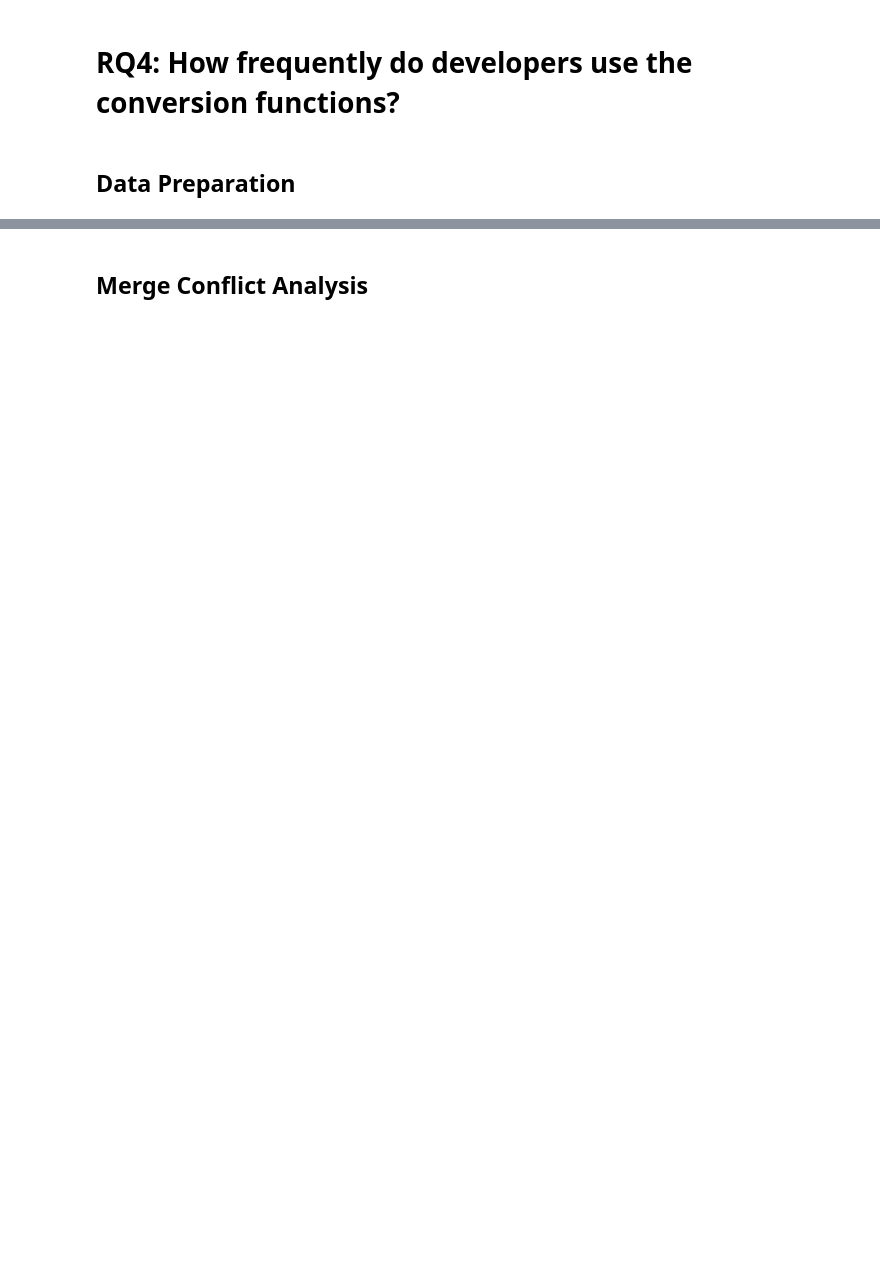
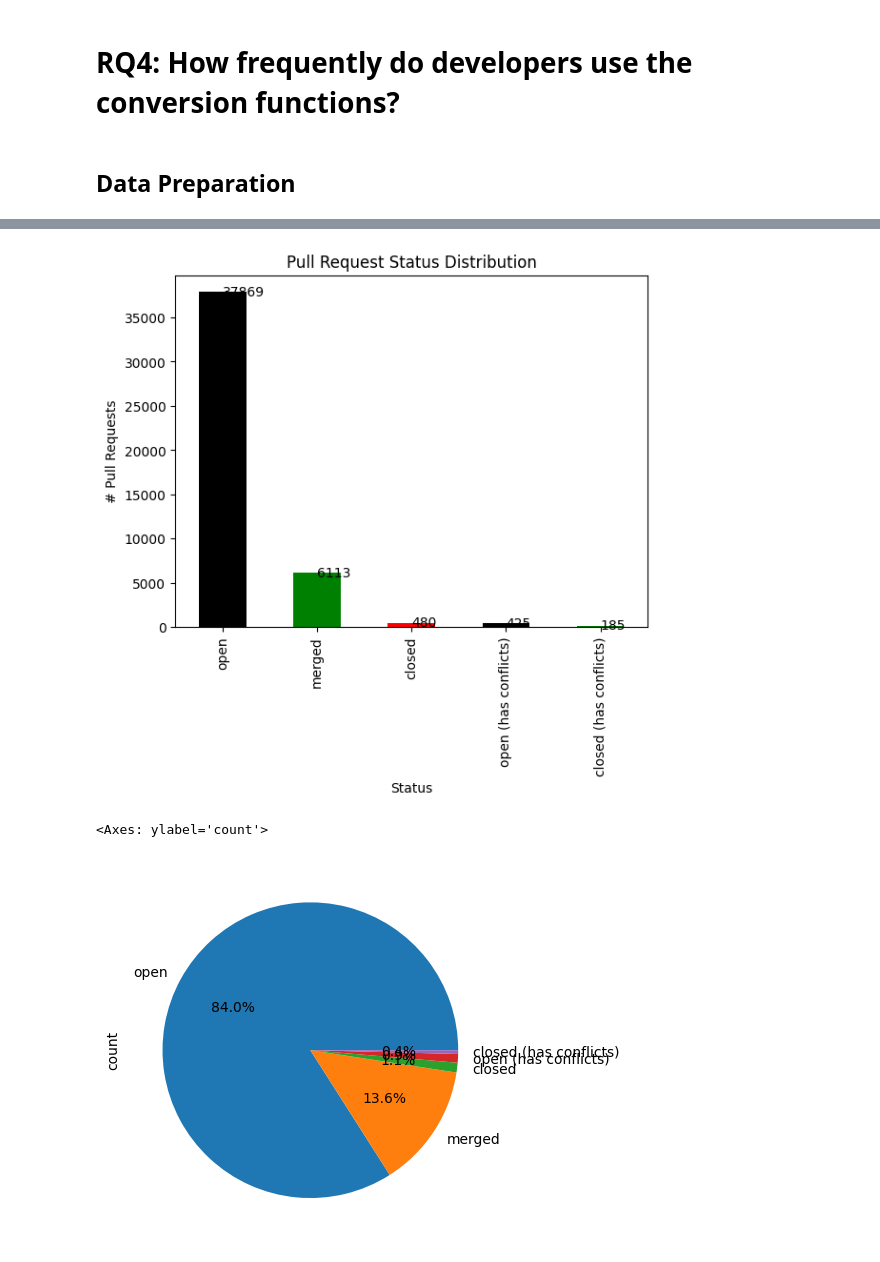
Before and after one commit to s2e-lab/model-evolution, a Jupyter notebook: scripts/notebooks/rq4_analysis.ipynb, the cells around one changed output, grey strips where cells are left out. Cells and saved outputs as stored; diff of their text form; code cells hidden in the pictures; blank space fills up the shorter version.

```diff
--- a/scripts/notebooks/rq4_analysis.ipynb
+++ b/scripts/notebooks/rq4_analysis.ipynb
@@ -137,18 +95,23 @@ df
 # %%
 
 import matplotlib.pyplot as plt
 
 status_distribution = df['status'].value_counts()
 # Plot the status distribution horizontally
-status_distribution.plot(kind='barh', color=['black', 'green', 'red'])
+status_distribution.plot(kind='bar', color=['black', 'green', 'red'])
+# add data labels
+for i, v in enumerate(status_distribution):
+    plt.text(i, v, str(v), color='black', va='center')
 
 # Add title and labels
 plt.title('Pull Request Status Distribution')
 plt.xlabel('Status')
 plt.ylabel('# Pull Requests')
 plt.show()
 
 # show pie chart
 status_distribution.plot.pie(autopct='%1.1f%%')
+# %% [output]
+[figure, added]
+<Axes: ylabel='count'>
+[figure, added]
-# %% [markdown]
-## Merge Conflict Analysis
```
Also changed, not shown: parts of 10 cells of this notebook, 1 other file.
